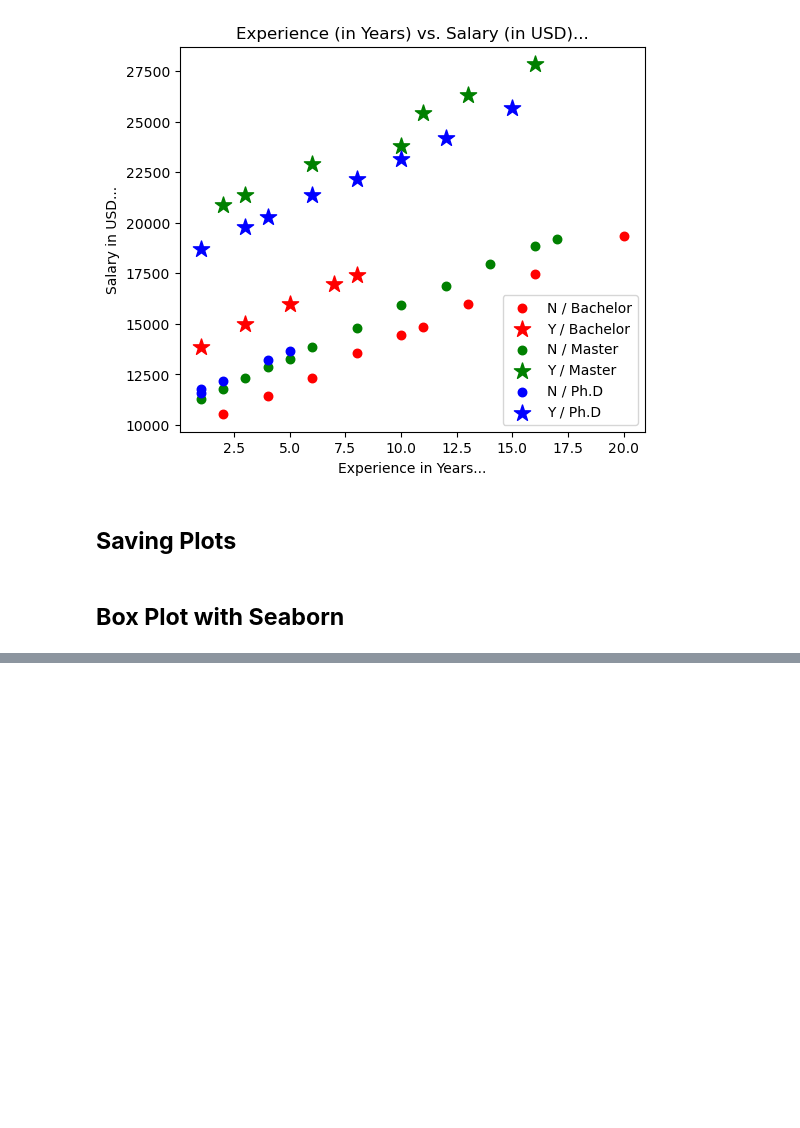
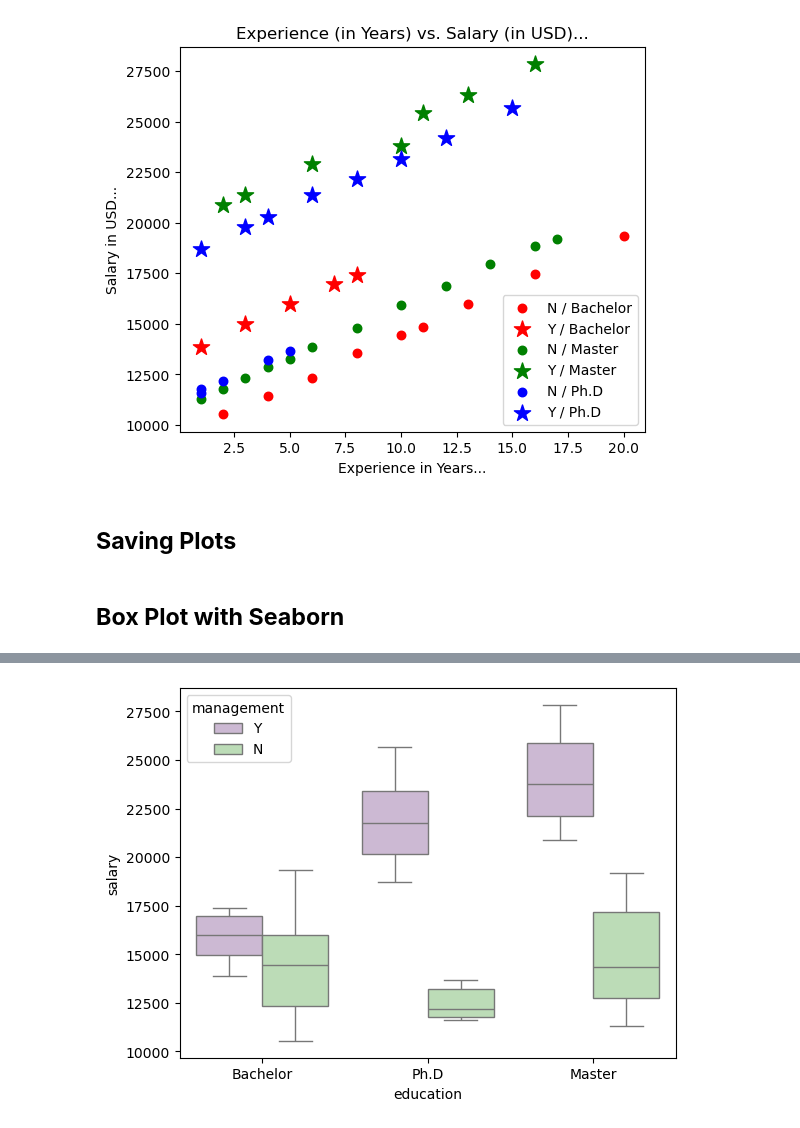
Before and after one commit to toarnabtrainer/SVGI-Data-Science-Course-Batch-1, a Jupyter notebook: Data Visualization.ipynb, the cells around one changed output, grey strips where cells are left out. Drawn from its saved outputs; the diff is of its cells as text; code cells hidden in the pictures; blank space fills up the shorter version.

```diff
--- a/Data Visualization.ipynb
+++ b/Data Visualization.ipynb
@@ -253,0 +272,5 @@ plt.close()
+# %%
+sns.boxplot(x = "education", y = "salary", data = salary_df, hue = "management", palette = "PRGn")
+plt.show()
+# %% [output]
+[figure, added]
```
Also changed, not shown: parts of 9 cells of this notebook.
